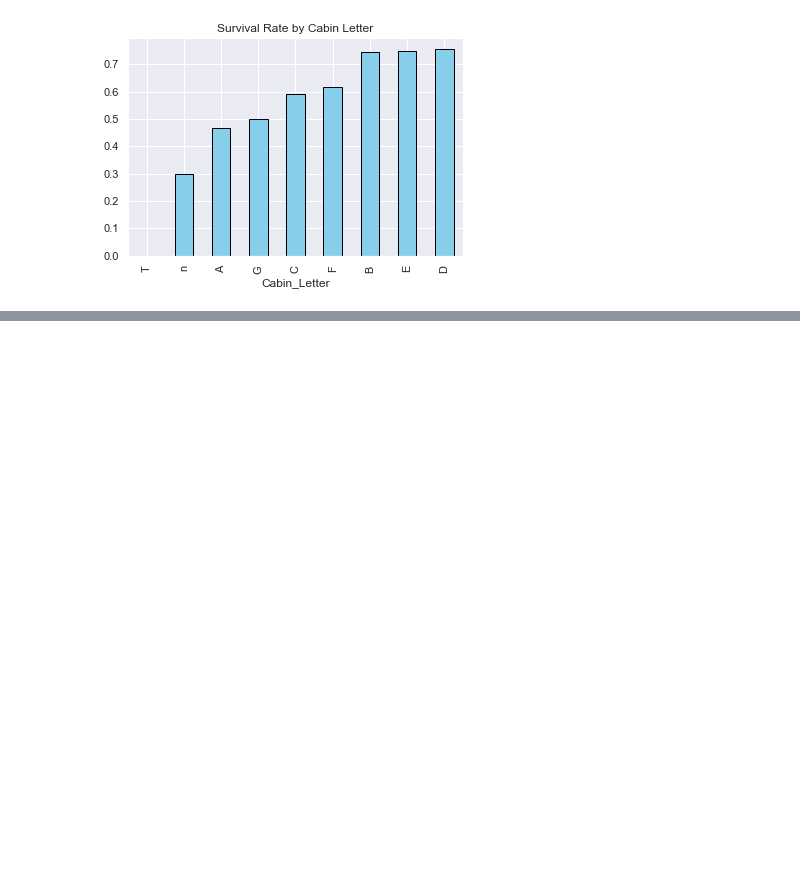
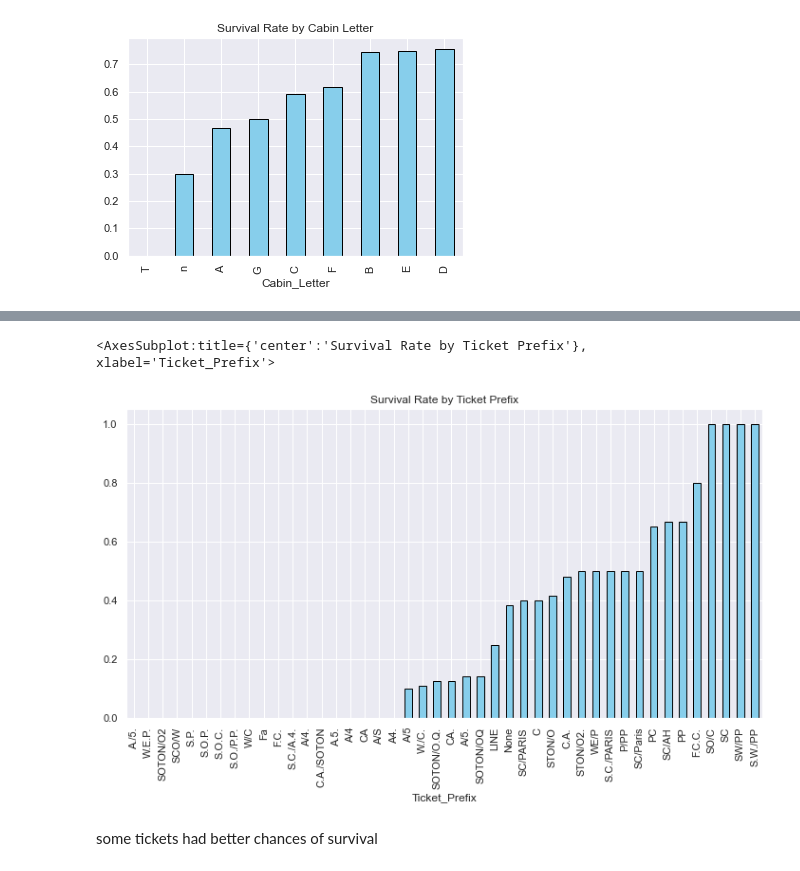
Before and after one commit to Swapnil-Trivedi/E0_270_0__ML_2025, a Jupyter notebook: assignment-01/data/data_exploration.ipynb, the cells around one changed output, grey strips where cells are left out. Saved outputs shown, nothing was run; the diff lists cells and outputs as text; code cells hidden in the pictures; blank space fills up the shorter version.

```diff
--- a/assignment-01/data/data_exploration.ipynb
+++ b/assignment-01/data/data_exploration.ipynb
@@ -195,0 +275,9 @@ cabin_letter_survival.plot(kind="bar", color="skyblue", edgecolor="black", title
+# %%
+# Plot the Ticket Prefix Survival Rates
+plt.figure(figsize=(12, 6))
+ticket_prefix_survival.plot(kind="bar", color="skyblue", edgecolor="black", title="Survival Rate by Ticket Prefix")
+# %% [output]
+<AxesSubplot:title={'center':'Survival Rate by Ticket Prefix'}, xlabel='Ticket_Prefix'>
+[figure, added]
+# %% [markdown]
+some tickets had better chances of survival
```
Also changed, not shown: parts of 50 cells of this notebook.
